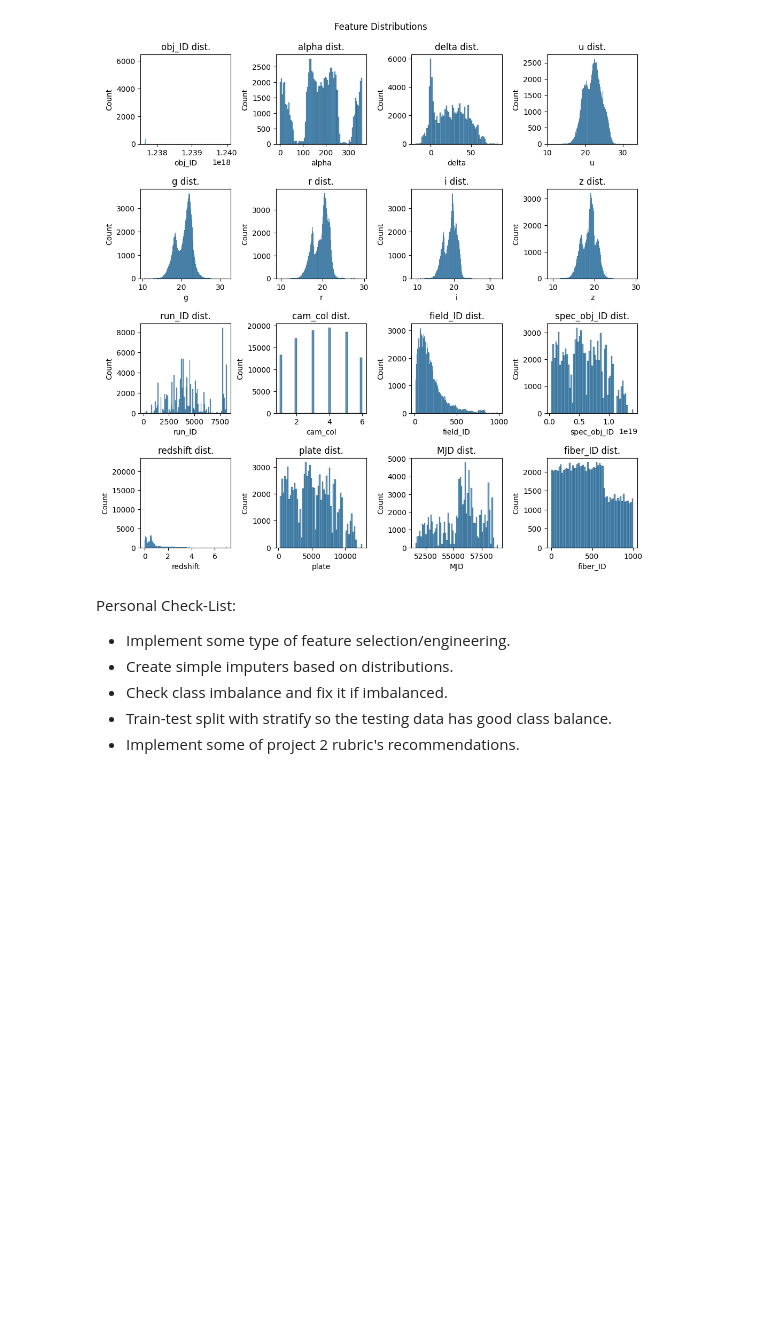
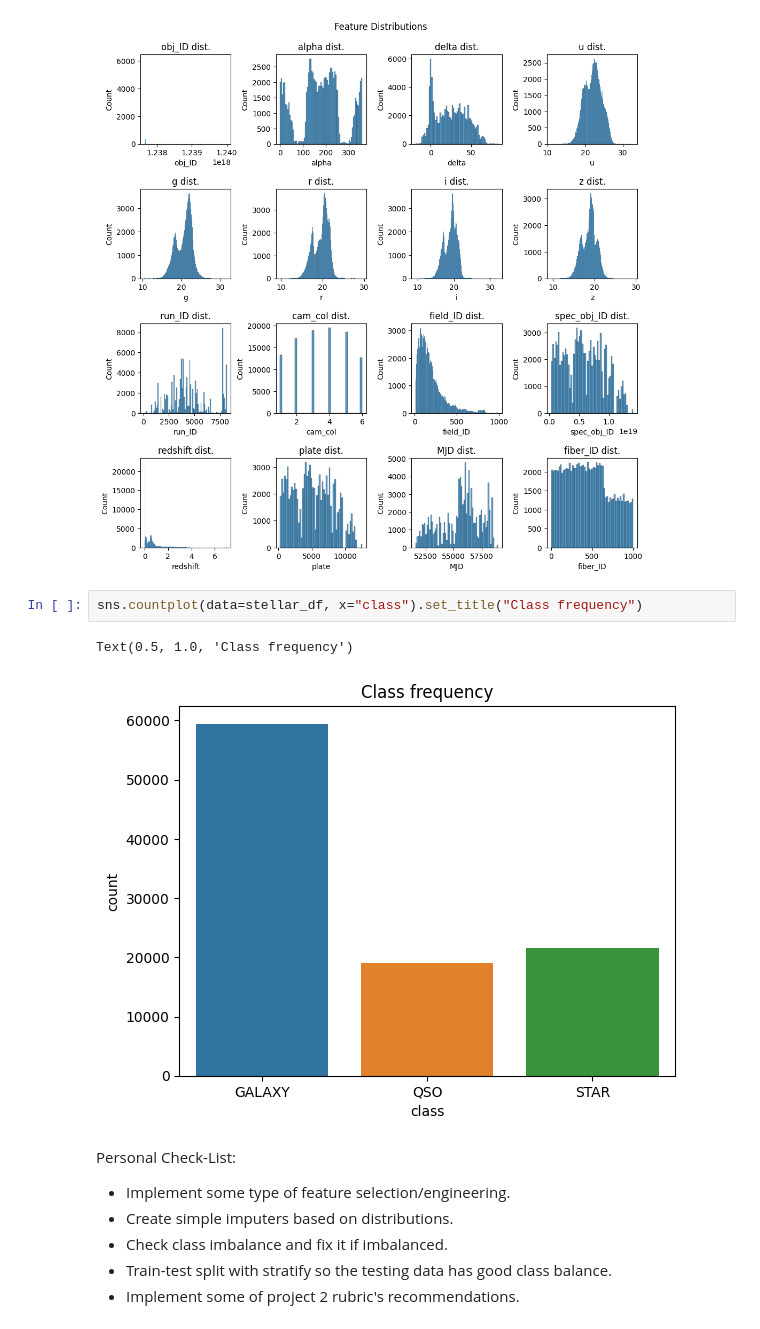
Before and after one commit to john-a-dixon/stellar-object-classification, a Jupyter notebook: stellar.ipynb, the cells around one changed output. Cells and saved outputs as stored; diff of their text form; blank space fills up the shorter version.

```diff
--- a/stellar.ipynb
+++ b/stellar.ipynb
@@ -186,6 +192,11 @@ for row in range(4):
         sns.histplot(data=stellar_df, x=num_columns[row][column], bins="auto", ax=axes[row, column]).set_title(f"{num_columns[row][column]} dist.")
 # %% [output]
 [figure]
+# %%
+sns.countplot(data=stellar_df, x="class").set_title("Class frequency")
+# %% [output]
+Text(0.5, 1.0, 'Class frequency')
+[figure, added]
 # %% [markdown]
 Personal Check-List:
 - Implement some type of feature selection/engineering.
```
Also changed, not shown: parts of 4 cells of this notebook.
